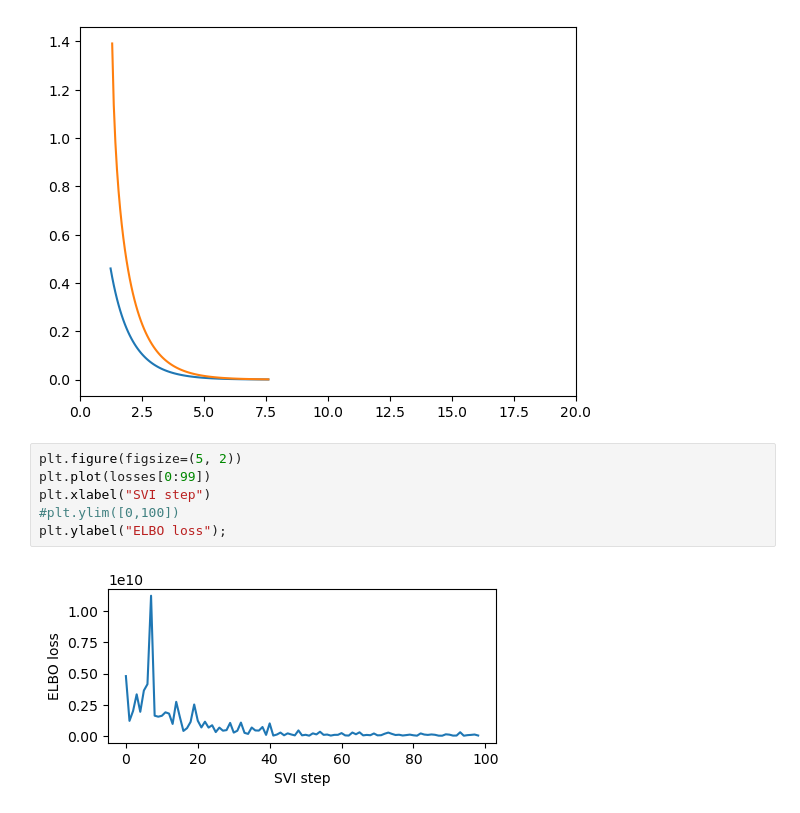
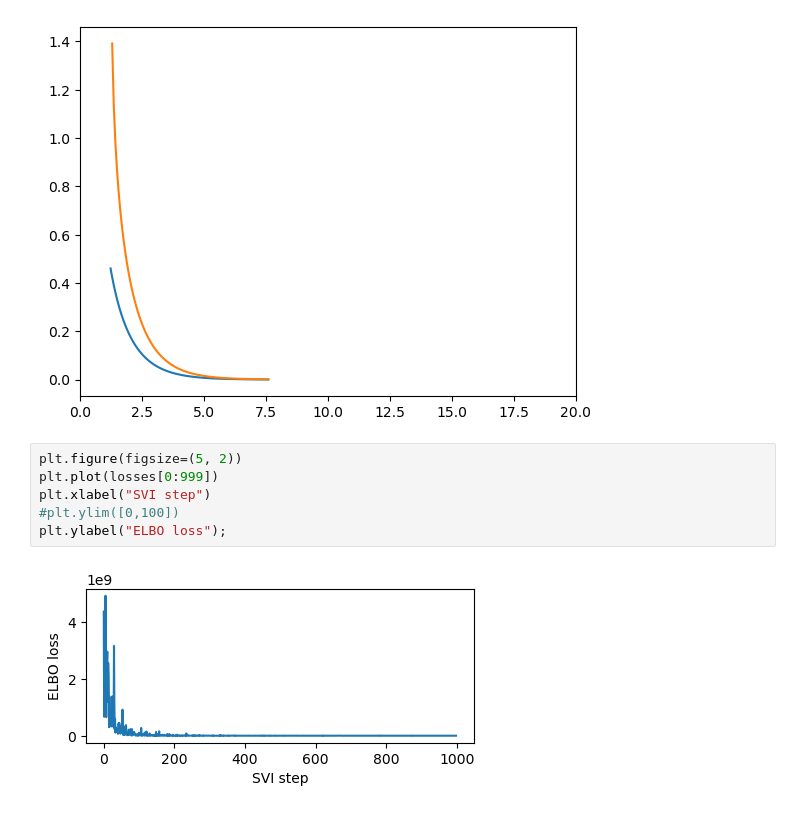
Before and after one commit to tanaka-hiroki1989/ex_python_cpa_pyro, a Jupyter notebook: time_depend01.ipynb, the cells around one changed output. Cells and saved outputs as stored; diff of their text form.

```diff
--- a/time_depend01.ipynb
+++ b/time_depend01.ipynb
@@ -85,9 +117,9 @@ plot_gamma(a1,b1,a1,b2)
 [figure]
 # %%
 plt.figure(figsize=(5, 2))
-plt.plot(losses[0:99])
+plt.plot(losses[0:999])
 plt.xlabel("SVI step")
 #plt.ylim([0,100])
 plt.ylabel("ELBO loss");
 # %% [output]
-[figure, old version]
+[figure, new version]
```
Also changed, not shown: parts of 3 cells of this notebook.
